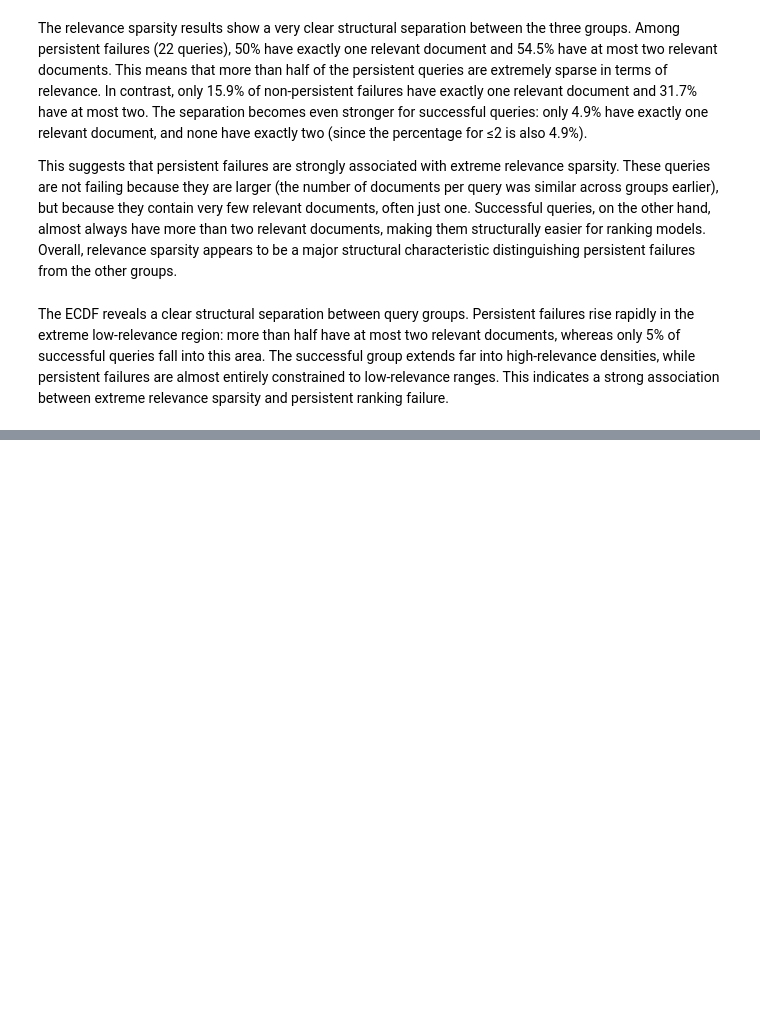
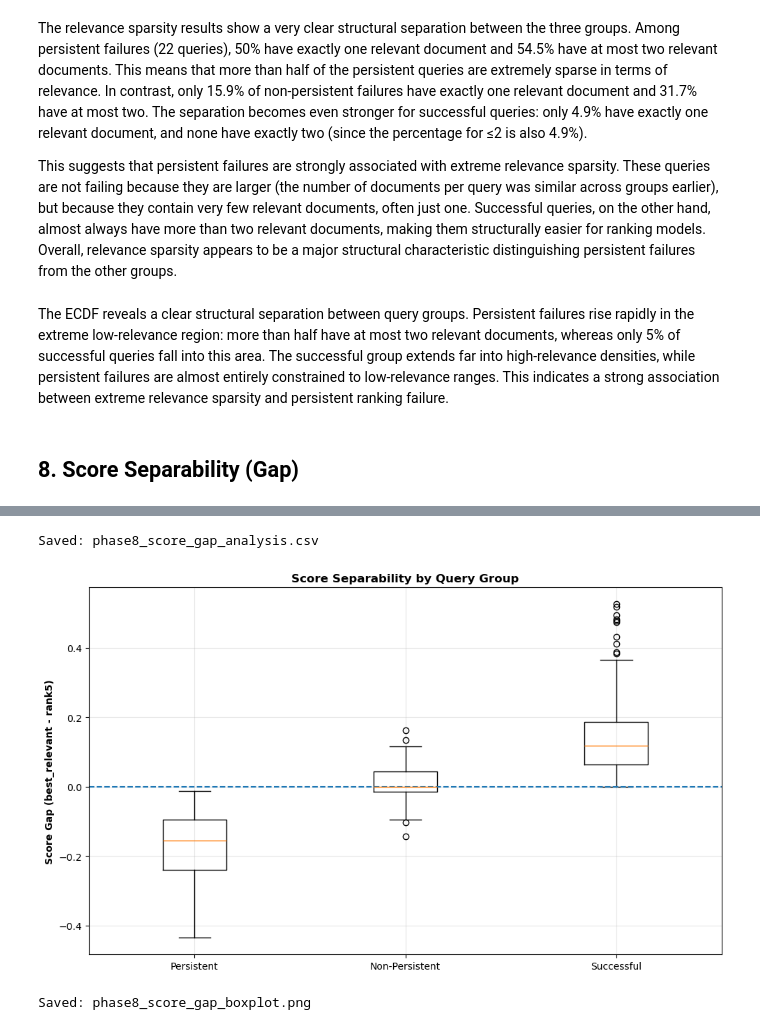
Before and after one commit to KushalMarahatta/Capstone_coding, a Jupyter notebook: notebooks/08_structural_analysis_plus_test.ipynb, the cells around one changed output, grey strips where cells are left out. Cells and saved outputs as stored; diff of their text form; code cells hidden in the pictures; blank space fills up the shorter version.

Commit message:
Performed score separability analysis where we checked how below from rank 5 are the relevant docs located in failure queries.

```diff
--- a/notebooks/08_structural_analysis_plus_test.ipynb
+++ b/notebooks/08_structural_analysis_plus_test.ipynb
@@ -526,3 +526,79 @@ The relevance sparsity results show a very clear structural separation between t
 This suggests that persistent failures are strongly associated with extreme relevance sparsity. These queries are not failing because they are larger (the number of documents per query was similar across groups earlier), but because they contain very few relevant documents, often just one. Successful queries, on the other hand, almost always have more than two relevant documents, making them structurally easier for ranking models. Overall, relevance sparsity appears to be a major structural characteristic distinguishing persistent failures from the other groups.
 # %% [markdown]
 The ECDF reveals a clear structural separation between query groups. Persistent failures rise rapidly in the extreme low-relevance region: more than half have at most two relevant documents, whereas only 5% of successful queries fall into this area. The successful group extends far into high-relevance densities, while persistent failures are almost entirely constrained to low-relevance ranges. This indicates a strong association between extreme relevance sparsity and persistent ranking failure.
+# %% [markdown]
+## 8. Score Separability (Gap)
+# %%
+print('\n'+'='*80)
+print('SCORE SEPARABILITY (GAP ANALYSIS)')
+print('='*80)
+
+def compute_gap(qid: int, pred_df: pd.DataFrame) -> float:
+    #Computing gap=best_relevant_score-score_at_rank5. Returns np.nan if invalid.
+    q_docs=pred_df[pred_df['qid']==qid].copy()
+    if len(q_docs)==0:
+        return np.nan
+    q_docs=q_docs.sort_values('score', ascending=False).reset_index(drop=True)
+    relevant=q_docs[q_docs['label']>=1]
+    if len(relevant)==0:
+        return np.nan
+    best_rel_score=float(relevant['score'].max())
+    k_actual=min(5, len(q_docs))
+    if k_actual==0:
+        return np.nan
+    score_at_rank5=float(q_docs.iloc[k_actual-1]['score'])
+    return best_rel_score-score_at_rank5
+
+gaps={}
+for qid in all_evaluable_qids:
+    gaps[qid]=compute_gap(qid, reference_pred)
+
+#Aggregating
+def aggregate_gaps(qids: set, group_name: str) -> dict:
+    vals=[gaps[qid] for qid in qids if qid in gaps and not np.isnan(gaps[qid])]
+    if len(vals)==0:
+        return {'group': group_name, 'count': 0, 'mean_gap': np.nan, 'median_gap': np.nan}
+    return {
+        'group': group_name,
+        'count': len(vals),
+        'mean_gap': float(np.mean(vals)),
+        'median_gap': float(np.median(vals))
+    }
+
+gap_df=pd.DataFrame([
+    aggregate_gaps(persistent_qids, 'persistent'),
+    aggregate_gaps(non_persistent_qids, 'non_persistent'),
+    aggregate_gaps(successful_qids, 'successful')
+])
+
+print('\nScore Gap Analysis:')
+display(gap_df)
+
+gap_df.to_csv(PHASE8_OUTPUT / 'phase8_score_gap_analysis.csv', index=False)
+print('\nSaved: phase8_score_gap_analysis.csv')
+
+#Boxplot
+pers_gaps=[gaps[q] for q in persistent_qids if q in gaps and not np.isnan(gaps[q])]
+nonp_gaps=[gaps[q] for q in non_persistent_qids if q in gaps and not np.isnan(gaps[q])]
+succ_gaps=[gaps[q] for q in successful_qids if q in gaps and not np.isnan(gaps[q])]
+
+fig, ax=plt.subplots(figsize=(10, 6))
+
+data=[pers_gaps, nonp_gaps, succ_gaps]
+labels=['Persistent', 'Non-Persistent', 'Successful']
+
+ax.boxplot(data, labels=labels, showfliers=True)
+
+#Vertical reference line at 0 (critical threshold)
+ax.axhline(0, linestyle='--')
+
+ax.set_ylabel('Score Gap (best_relevant - rank5)', fontweight='bold')
+ax.set_title('Score Separability by Query Group', fontweight='bold')
+ax.grid(alpha=0.3)
+
+plt.tight_layout()
+plt.savefig(PHASE8_OUTPUT / 'phase8_score_gap_boxplot.png', dpi=150)
+plt.show()
+
+print('Saved: phase8_score_gap_boxplot.png')
+# %% [output]
@@ -528,0 +614,3 @@ The ECDF reveals a clear structural separation between query groups. Persistent
+Saved: phase8_score_gap_analysis.csv
+[figure, added]
+Saved: phase8_score_gap_boxplot.png
```
Also changed, not shown: parts of 3 cells of this notebook.
